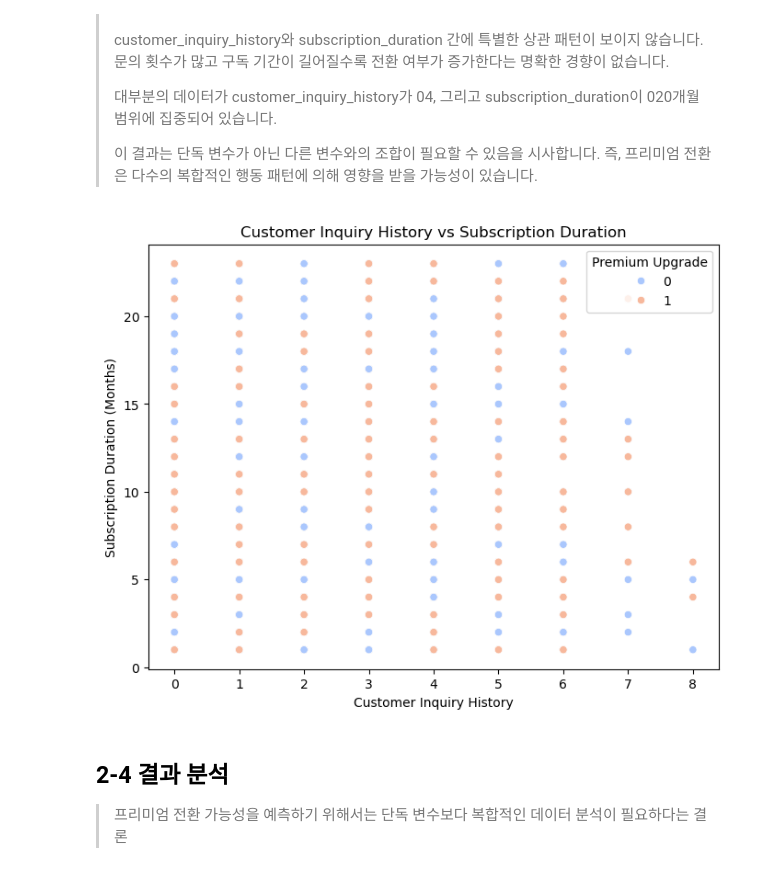
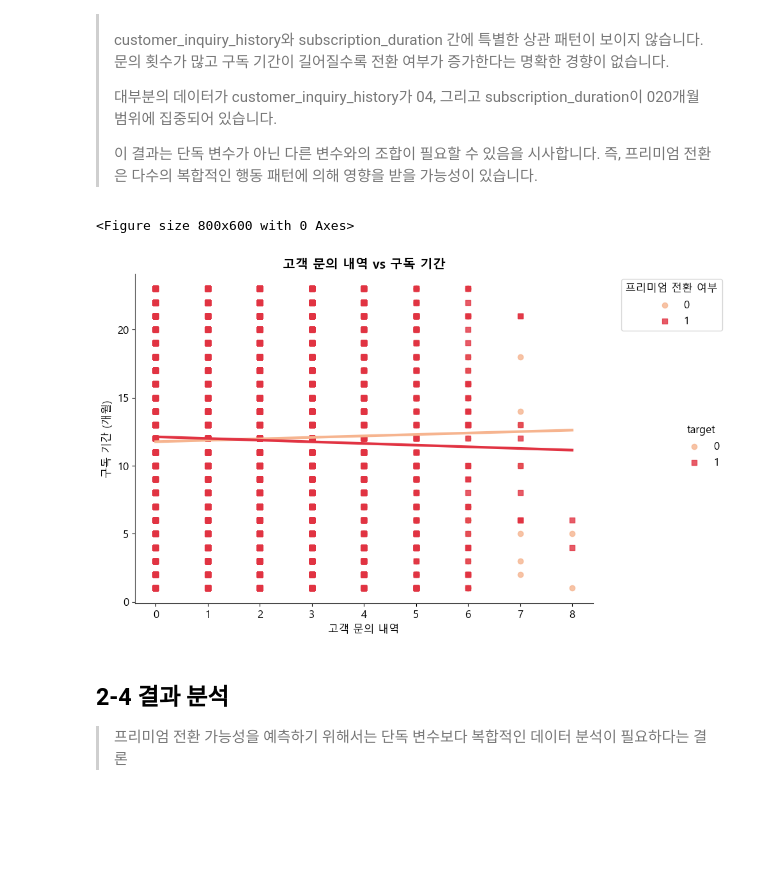
Before and after one commit to MunSeoYeon/WASSUP4, a Jupyter notebook: MIni Project/DA_Mini_Project_02.ipynb, the cells around one changed output. Drawn from its saved outputs; the diff is of its cells as text; code cells hidden in the pictures; blank space fills up the shorter version.

```diff
--- a/MIni Project/DA_Mini_Project_02.ipynb
+++ b/MIni Project/DA_Mini_Project_02.ipynb
@@ -62,10 +98,11 @@ plt.show()
 # %%
 # 전체 박스플롯을 그리기 위한 설정 (하나의 figure로 설정)
 plt.figure(figsize=(15, 5))
-
+# p = sns.color_palette("YlOrBr", as_cmap=False)[::3]
+p = sns.color_palette("rocket")[::-2]
 # 1. customer_inquiry_history와 target의 박스플롯
 plt.subplot(1, 3, 1)
-sns.boxplot(x='target', y='customer_inquiry_history', data=basic_users)
+sns.boxplot(x='target', y='customer_inquiry_history', data=basic_users, palette=p)
 plt.title('Customer Inquiry History by Premium Conversion')
 plt.xlabel('Premium Conversion (target)')
 plt.ylabel('Customer Inquiry History')
@@ -114,14 +160,46 @@ if 'average_time_per_learning_session' in basic_users.columns:
 > 이 결과는 단독 변수가 아닌 다른 변수와의 조합이 필요할 수 있음을 시사합니다. 즉, 프리미엄 전환은 다수의 복합적인 행동 패턴에 의해 영향을 받을 가능성이 있습니다.
 # %%
 plt.figure(figsize=(8, 6))
-sns.scatterplot(x='customer_inquiry_history', y='subscription_duration', hue='target', data=basic_users, palette='coolwarm')
-plt.title("Customer Inquiry History vs Subscription Duration")
-plt.xlabel("Customer Inquiry History")
-plt.ylabel("Subscription Duration (Months)")
-plt.legend(title="Premium Upgrade")
+# sns.scatterplot(x='customer_inquiry_history', y='subscription_duration', hue='target', data=basic_users, palette=p)
+# plt.title("Customer Inquiry History vs Subscription Duration", fontweight='bold')
+# plt.xlabel("Customer Inquiry History")
+# plt.ylabel("Subscription Duration (Months)")
+# plt.legend(title="Premium Upgrade")
+# plt.show()
+
+# plt.figure(figsize=(8, 6))
+# sns.scatterplot(x='customer_inquiry_history', y='subscription_duration', hue='target', data=basic_users, palette=p)
+# plt.title("Customer Inquiry History vs Subscription Duration", fontweight='bold')
+# plt.xlabel("Customer Inquiry History")
+# plt.ylabel("Subscription Duration (Months)")
+# plt.legend(title="Premium Upgrade")
+# plt.show()
+
+
+# lmplot을 사용하여 추세선 추가
+sns.lmplot(
+    x='customer_inquiry_history',
+    y='subscription_duration',
+    hue='target',
+    data=basic_users,
+    palette=p,
+    height=6,
+    aspect=4/3,
+    markers=['o', 's'],     # 각 대상에 맞는 마커 설정
+    ci=None                 # 신뢰 구간을 표시하지 않음
+)
+
+plt.title("고객 문의 내역 vs 구독 기간", fontweight='bold')  # 타이틀 한글 및 볼드체
+plt.xlabel("고객 문의 내역")
+plt.ylabel("구독 기간 (개월)")
+
+# 범례 제목 한글로 변경 및 위치 조정
+plt.legend(title="프리미엄 전환 여부", bbox_to_anchor=(1.05, 1), loc='upper left')
+
 plt.show()
 # %% [output]
+<Figure size 800x600 with 0 Axes>
-[figure, old version]
+[figure, new version]
 # %% [markdown]
 ## 2-4 결과 분석
 > 프리미엄 전환 가능성을 예측하기 위해서는 단독 변수보다 복합적인 데이터 분석이 필요하다는 결론
```
Also changed, not shown: parts of 7 cells of this notebook, 5 other files.
